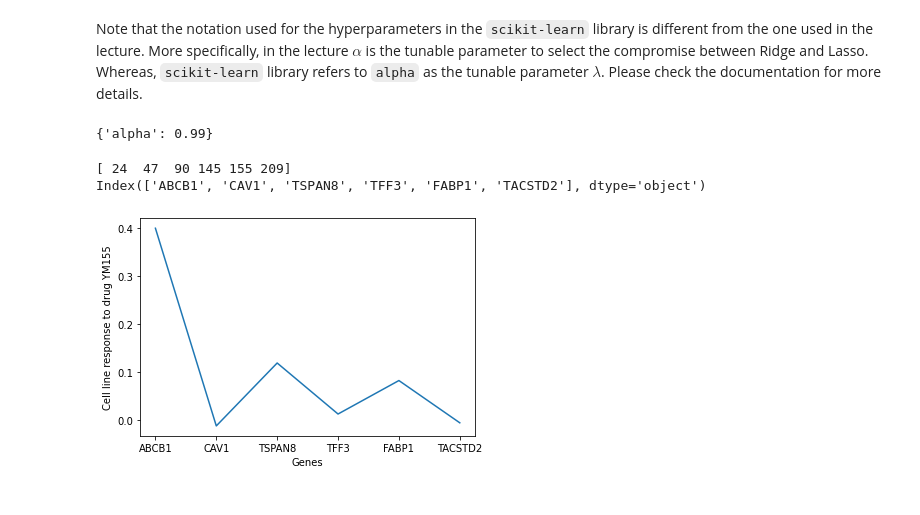
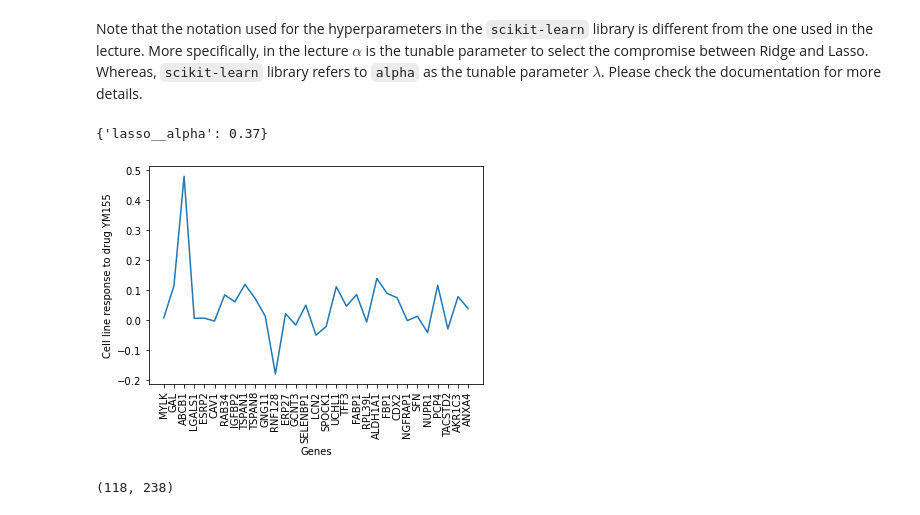
Before and after one commit to max-de-rooij/8dm50-machine-learning, a Jupyter notebook: practicals/week_3.ipynb, the cells around one changed output. Cells and saved outputs as stored; diff of their text form; code cells hidden in the pictures.

```diff
--- a/practicals/week_3.ipynb
+++ b/practicals/week_3.ipynb
@@ -351,11 +327,15 @@ from sklearn.linear_model import LogisticRegression
 # %% [markdown]
 Note that the notation used for the hyperparameters in the `scikit-learn` library is different from the one used in the lecture. More specifically, in the lecture $\alpha$ is the tunable parameter to select the compromise between Ridge and Lasso. Whereas, `scikit-learn` library refers to `alpha` as the tunable parameter $\lambda$. Please check the documentation for more details.
 # %%
+import warnings; warnings.simplefilter('ignore')
 from sklearn.model_selection import GridSearchCV
 import matplotlib.pyplot as plt
 from sklearn.pipeline import Pipeline
 from sklearn.model_selection import train_test_split
 from sklearn.preprocessing import StandardScaler
+from sklearn.linear_model import Lasso
+import pandas as pd
+import numpy as np
 
 gene_expression = pd.read_csv("./data/RNA_expression_curated.csv", sep=',', header=0, index_col=0)
 drug_response = pd.read_csv("./data/drug_response_curated.csv", sep=',', header=0, index_col=0)
@@ -368,42 +348,45 @@ X_train, X_test, y_train, y_test = train_test_split(X, y, test_size=0.2)
 #print(X_train.shape)
 #print(y_train.shape)
 
-#def findAlpha(alpha=1.0):
-#    return Pipeline ([
-#    ('Lin_reg', LinearRegression()),
-#    ("std_scaler", StandardScaler()), #needed when samples are not scaled
-#    ('lasso', Lasso(alpha))
-#    ])
+def Lassoregularization(alpha=1.0):
+    return Pipeline ([
+    ("std_scaler", StandardScaler()), #needed when samples are not scaled
+    ('lasso', Lasso(alpha))
+    ])
 
 # creating an alpha vector
-alpha_vector = {'alpha': np.arange(0,1,0.01)}
-grid_search = GridSearchCV(Lasso(), alpha_vector, cv=None)#, verbose=0) #,scoring='accuracy') #cv
+alpha_vector = {'lasso__alpha': np.arange(0,1,0.01)}
+grid_search = GridSearchCV(Lassoregularization(), alpha_vector, cv=None)#, verbose=0) #,scoring='accuracy') #cv
+#Lassoregularization().get_params().keys()
 grid_search.fit(X_train,y_train)
-best_p = grid_search.best_params_ #returns that poly__degree:1 is the best
-print(best_p)
+best_alpha = grid_search.best_params_
+print(best_alpha) #returns the best alpha parameter
 # %% [output]
-{'alpha': 0.99}
+{'lasso__alpha': 0.37}
 # %%
-#choosing the best lasso model (from grid_search alpha:0.99)
-best_lasso = Lasso(alpha=0.99)
-best_lasso_features = best_lasso.fit(X_train,y_train).coef_
+#choosing the best lasso model
+best_alpha_value = best_alpha.get('lasso__alpha')
+best_model = Lasso(alpha=best_alpha_value)
+best_lasso_features = best_model.fit(X_train,y_train).coef_ #.coef_ to get the coefficents of the fitted model
 #print(best_lasso_features)
 
 features = X.columns
 #print(features)
 nonzeros = np.nonzero(best_lasso_features)
-print(nonzeros[0])
+#print(nonzeros[0])
 nonzero_features = features[nonzeros[0]]
 nonzero_best_lasso = best_lasso_features[nonzeros[0]]
-print(nonzero_features)
+#print(nonzero_features)
 
 plt.figure()
 plt.plot(nonzero_features,nonzero_best_lasso)
 plt.xticks(range(len(nonzero_features)),nonzero_features)
 plt.ylabel("Cell line response to drug YM155")
 plt.xlabel("Genes")
+plt.xticks(rotation=90)
 plt.show()
+
+#print(X_train.shape)
 # %% [output]
+[figure, new version]
-[ 24  47  90 145 155 209]
-Index(['ABCB1', 'CAV1', 'TSPAN8', 'TFF3', 'FABP1', 'TACSTD2'], dtype='object')
+(118, 238)
-[figure, old version]
```
Also changed, not shown: parts of 4 cells of this notebook.
